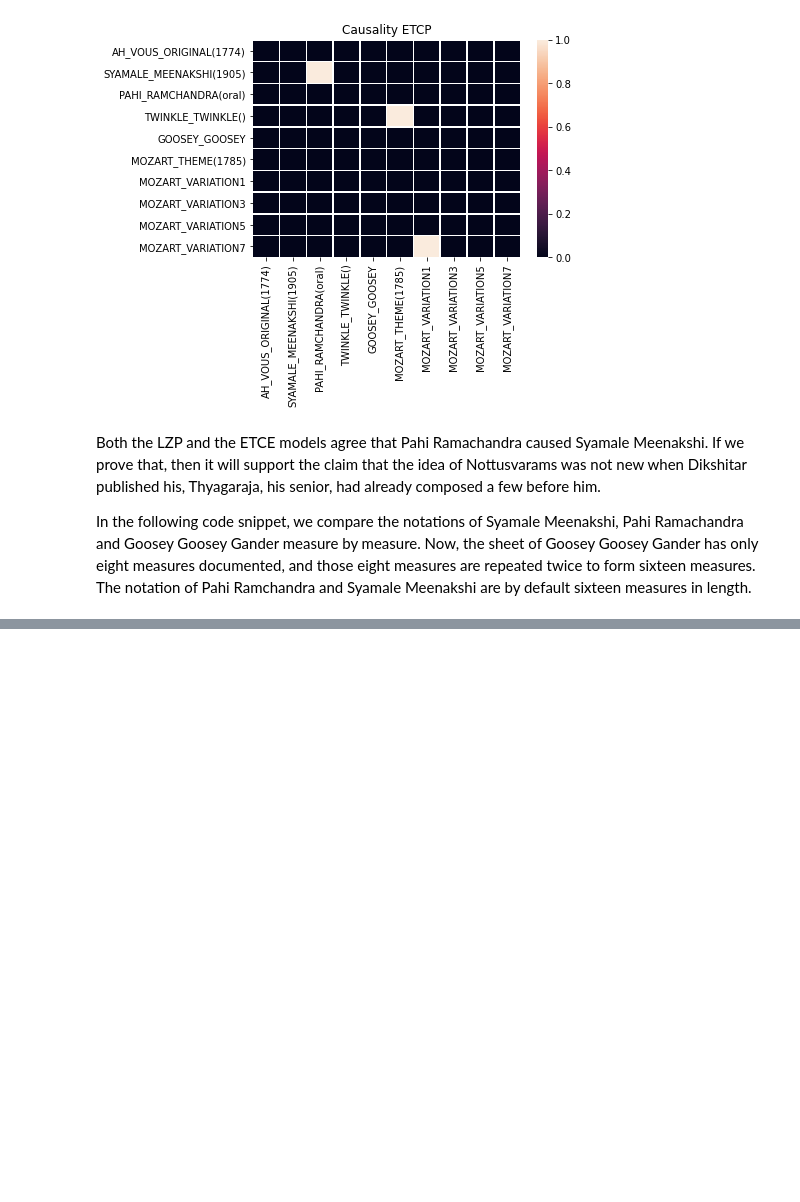
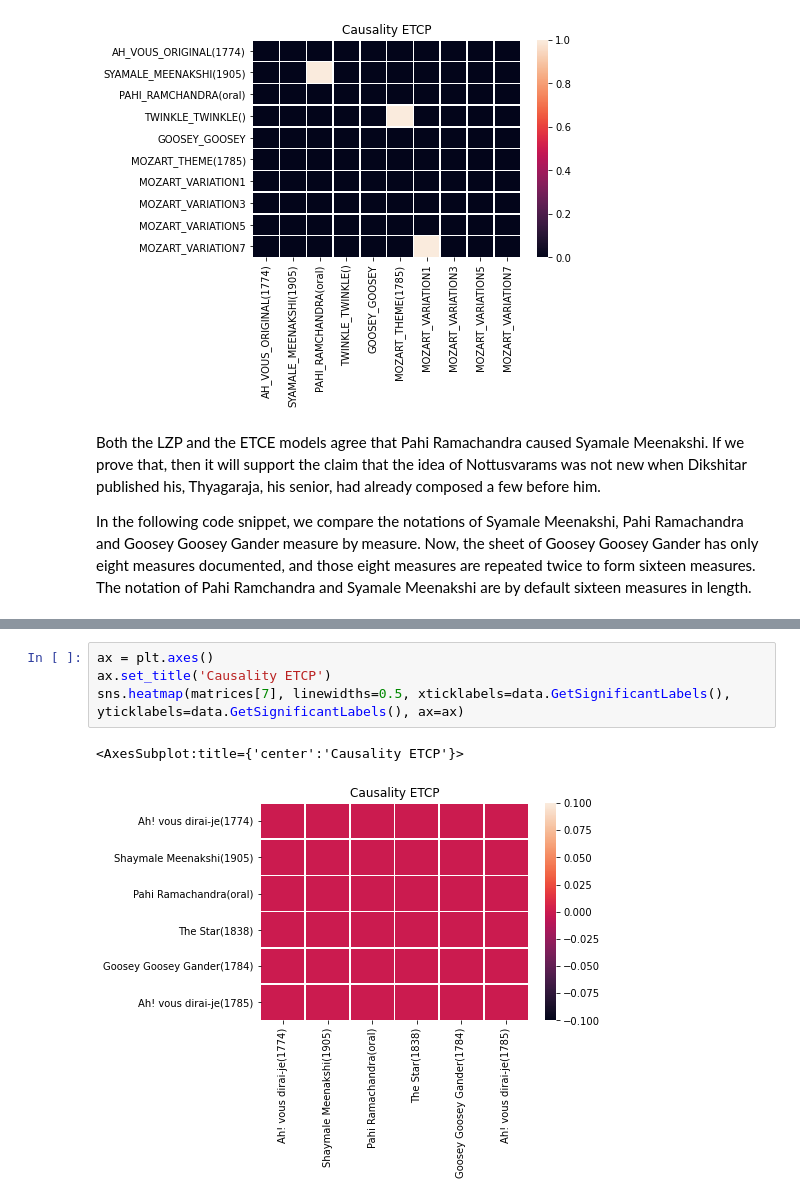
Before and after one commit to thekoc11/notation-metrics, a Jupyter notebook: scratch.ipynb, the cells around one changed output, grey strips where cells are left out. Cells and saved outputs as stored; diff of their text form; blank space fills up the shorter version.

```diff
--- a/scratch.ipynb
+++ b/scratch.ipynb
@@ -288,0 +344,7 @@ In the following code snippet, we compare the notations of Syamale Meenakshi, Pa
+# %%
+ax = plt.axes()
+ax.set_title('Causality ETCP')
+sns.heatmap(matrices[7], linewidths=0.5, xticklabels=data.GetSignificantLabels(), yticklabels=data.GetSignificantLabels(), ax=ax)
+# %% [output]
+<AxesSubplot:title={'center':'Causality ETCP'}>
+[figure, added]
```
Also changed, not shown: parts of 9 cells of this notebook, 5 other files.
